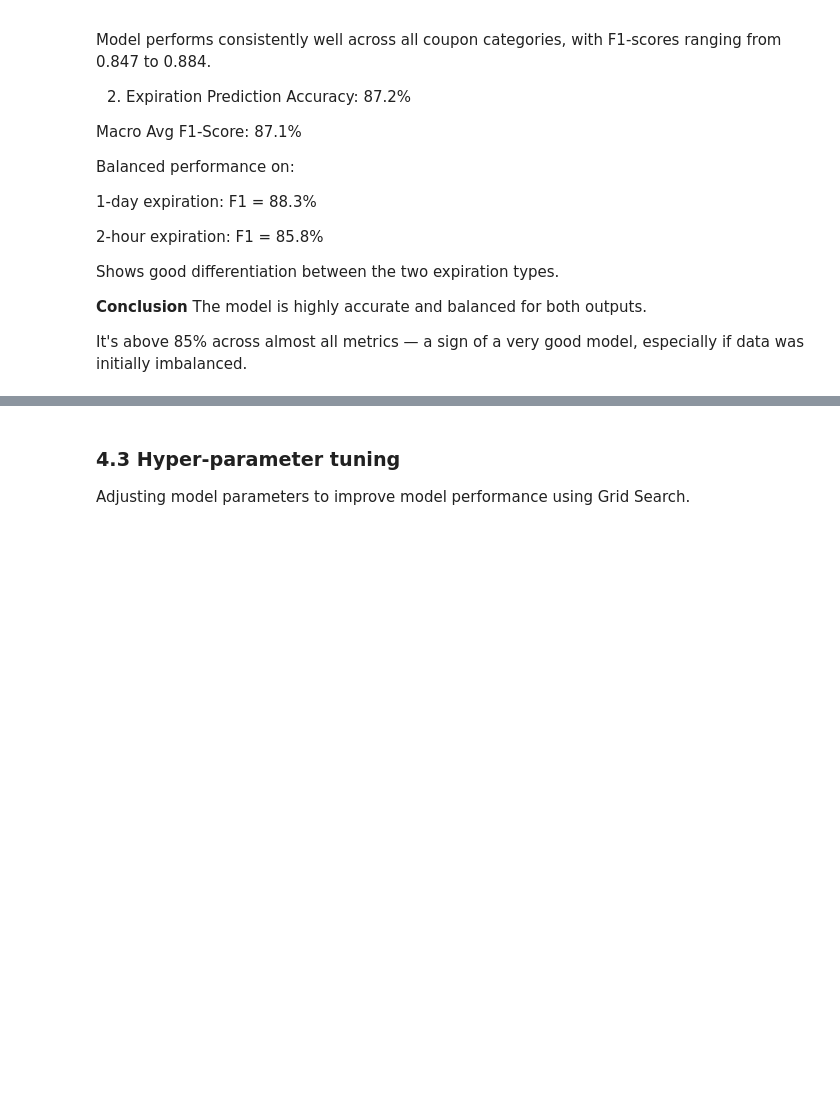
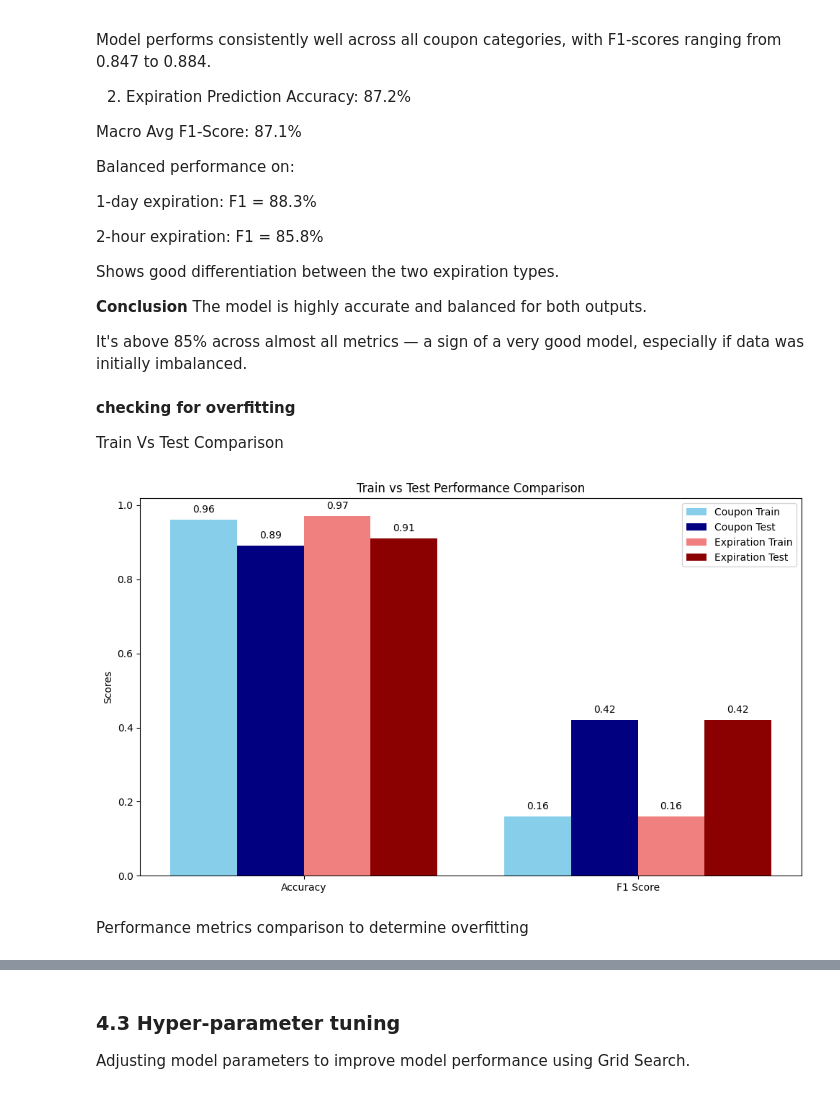
Before and after one commit to Amarabolive/Team-Twarb, a Jupyter notebook: recommender.ipynb, the cells around one changed output, grey strips where cells are left out. Saved outputs shown, nothing was run; the diff lists cells and outputs as text; code cells hidden in the pictures; blank space fills up the shorter version.

```diff
--- a/recommender.ipynb
+++ b/recommender.ipynb
@@ -1887,3 +1870,55 @@ Shows good differentiation between the two expiration types.
 The model is highly accurate and balanced for both outputs.
 
 It's above 85% across almost all metrics — a sign of a very good model, especially if data was initially imbalanced.
+# %% [markdown]
+**checking for overfitting**
+
+Train Vs Test Comparison
+# %%
+# Your recorded metrics
+metrics = ['Accuracy', 'F1 Score']
+coupon_train = [0.96, 0.16]
+coupon_test = [0.89, 0.42]
+
+expiration_train = [0.97, 0.16]  # Replace 0.16 with true F1 if available
+expiration_test = [0.91, 0.42]   # Replace 0.42 with true F1 if available
+
+x = np.arange(len(metrics))  # [0, 1]
+width = 0.2  # width of the bars
+
+fig, ax = plt.subplots(figsize=(10, 6))
+
+# Bars for coupon
+rects1 = ax.bar(x - width, coupon_train, width, label='Coupon Train', color='skyblue')
+rects2 = ax.bar(x, coupon_test, width, label='Coupon Test', color='navy')
+
+# Bars for expiration
+rects3 = ax.bar(x + width, expiration_train, width, label='Expiration Train', color='lightcoral')
+rects4 = ax.bar(x + 2*width, expiration_test, width, label='Expiration Test', color='darkred')
+
+# Add labels and title
+ax.set_ylabel('Scores')
+ax.set_title('Train vs Test Performance Comparison')
+ax.set_xticks(x + width / 2)
+ax.set_xticklabels(metrics)
+ax.legend()
+
+# Add value labels on top of bars
+def autolabel(rects):
+    for rect in rects:
+        height = rect.get_height()
+        ax.annotate(f'{height:.2f}',
+                    xy=(rect.get_x() + rect.get_width() / 2, height),
+                    xytext=(0, 5),  # offset
+                    textcoords="offset points",
+                    ha='center', va='bottom')
+
+for rect_set in [rects1, rects2, rects3, rects4]:
+    autolabel(rect_set)
+
+plt.tight_layout()
+plt.show()
+# %% [output]
+[figure, added]
+# %% [markdown]
+Performance metrics comparison to determine overfitting
```
Also changed, not shown: parts of 12 cells of this notebook.
